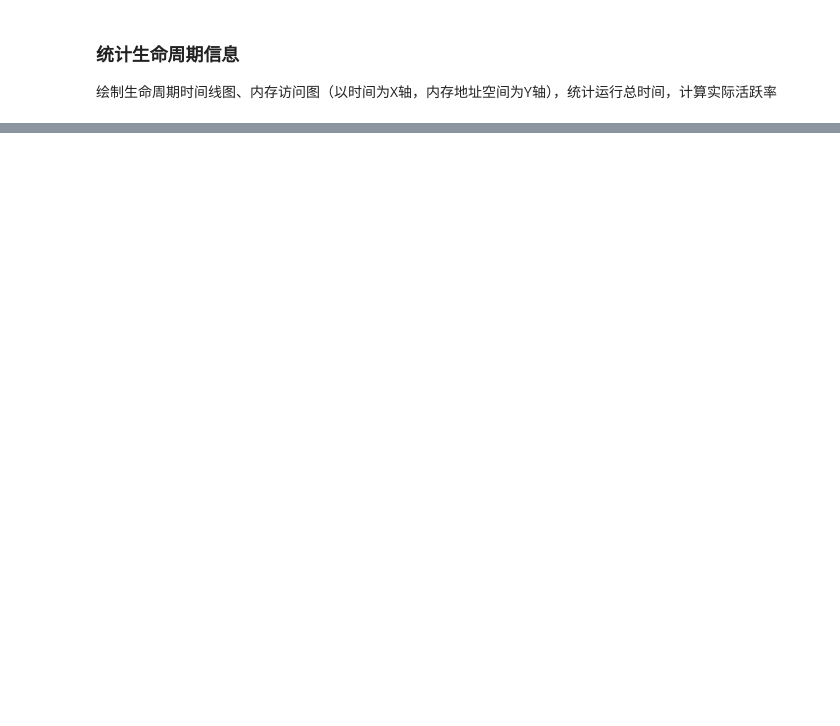
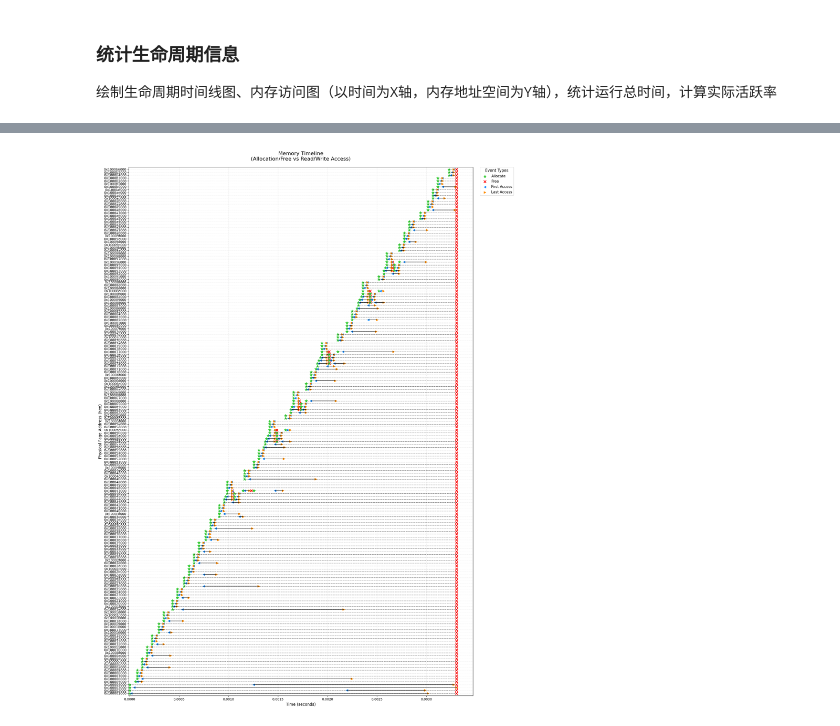
Before and after one commit to jianqiao673/mgpusim, a Jupyter notebook: plot/mem_timeline.ipynb, the cells around one changed output, grey strips where cells are left out. Drawn from its saved outputs; the diff is of its cells as text; code cells hidden in the pictures; blank space fills up the shorter version.

Commit message:
update mem_timeline.ipynb to record multiple lifecycles on the same page

```diff
--- a/plot/mem_timeline.ipynb
+++ b/plot/mem_timeline.ipynb
@@ -11,7 +13,7 @@ import pandas as pd
 from sqlalchemy import create_engine
 
 # 使用SQLAlchemy连接
-engine = create_engine('sqlite:///data/simpleconvolution/1_save_memory.sqlite3')  # 注意路径格式：sqlite:///
+engine = create_engine('sqlite:///data/xor/0_test_2.sqlite3')  # 注意路径格式：sqlite:///
 df = pd.read_sql_table('trace', engine)
 print(df.columns)
 print(df.head())
@@ -86,0 +245,93 @@ print(page_access_df)
+# %%
+import matplotlib.pyplot as plt
+import os
+
+plt.figure(figsize=(18, 24))
+
+# 创建统一的 y 轴映射
+all_pages = sorted(lifecycle_df['PageID'].unique())
+y_pos_map = {page: i for i, page in enumerate(all_pages)}
+
+# 绘制每段生命周期
+for i, row in lifecycle_df.iterrows():
+    page = row['PageID']
+    y_pos = y_pos_map[page]
+
+    # 分配时间
+    plt.scatter(row['AllocateTime'], y_pos,
+                color='limegreen', marker='*', s=80,
+                label='Allocate' if i == 0 else '')
+
+    # 释放时间
+    plt.scatter(row['FreeTime'], y_pos,
+                color='red', marker='x', s=60, linewidth=2,
+                label='Free' if i == 0 else '')
+
+    # 生命周期虚线
+    plt.hlines(y=y_pos,
+               xmin=row['AllocateTime'],
+               xmax=row['FreeTime'],
+               colors='black', linestyles='dashed', alpha=0.5, linewidth=1)
+
+    # 首次访问
+    if pd.notnull(row['FirstAccessTime']):
+        plt.scatter(row['FirstAccessTime'], y_pos,
+                    color='dodgerblue', marker='<', s=40,
+                    label='First Access' if i == 0 else '')
+
+    # 最后访问
+    if pd.notnull(row['LastAccessTime']):
+        plt.scatter(row['LastAccessTime'], y_pos,
+                    color='darkorange', marker='>', s=40,
+                    label='Last Access' if i == 0 else '')
+
+    # 读写访问时间线
+    if pd.notnull(row['FirstAccessTime']) and pd.notnull(row['LastAccessTime']):
+        plt.hlines(y=y_pos,
+                   xmin=row['FirstAccessTime'],
+                   xmax=row['LastAccessTime'],
+                   colors='black', alpha=0.7, linewidth=1.5)
+
+# 设置坐标轴标签
+plt.yticks(range(len(all_pages)),
+           [hex(page * page_size_byte) for page in all_pages],
+           fontsize=10)  # 页物理地址
+plt.xticks(fontsize=10)
+plt.xlabel('Time (seconds)', fontsize=12)
+plt.ylabel('Physical Page Address (hex)', fontsize=12)
+plt.title('Memory Timeline\n(Allocation/Free vs Read/Write Access)', fontsize=16, pad=20)
+
+# 计算时间范围
+min_time = min(lifecycle_df['AllocateTime'].min(), lifecycle_df['FirstAccessTime'].min(skipna=True))
+max_time = max(lifecycle_df['FreeTime'].max(), lifecycle_df['LastAccessTime'].max(skipna=True))
+plt.xlim(left=min_time - 0.00001, right=max_time * 1.05)
+plt.ylim(bottom=-0.8, top=len(all_pages) - 0.2)
+
+# 添加网格线
+plt.grid(True, axis='x', linestyle=':', alpha=0.5)
+plt.grid(True, axis='y', linestyle=':', alpha=0.3)
+
+# 图例右侧展示
+handles, labels = plt.gca().get_legend_handles_labels()
+by_label = dict(zip(labels, handles))
+plt.legend(by_label.values(), by_label.keys(),
+           bbox_to_anchor=(1.02, 1),
+           loc='upper left',
+           borderaxespad=0.,
+           frameon=True,
+           fontsize=11,
+           title='Event Types',
+           title_fontsize=12)
+
+# 调整布局
+plt.subplots_adjust(right=0.85)
+plt.tight_layout()
+
+# 保存图像（可指定路径）
+results_dir = "./results"
+os.makedirs(results_dir, exist_ok=True)
+timeline_path = os.path.join(results_dir, 'page_lifecycle_timeline.png')
+plt.savefig(timeline_path, dpi=300, bbox_inches='tight')
+plt.show()
+# %% [output]
+[figure, added]
```
Also changed, not shown: parts of 34 cells of this notebook, 14 other files.
